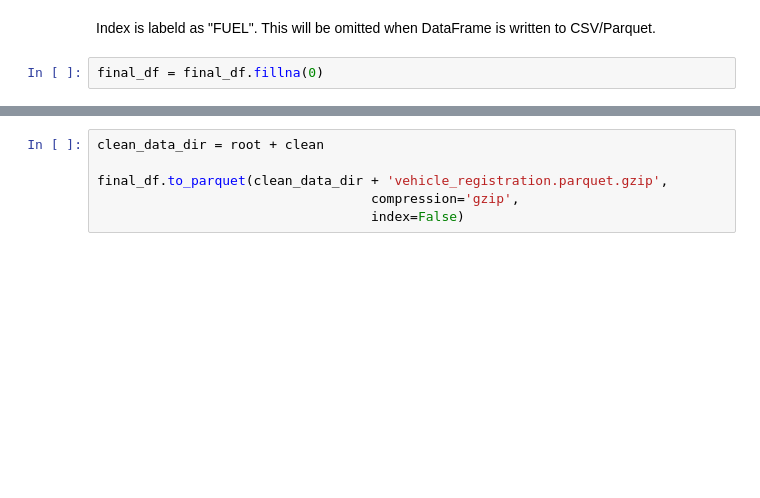
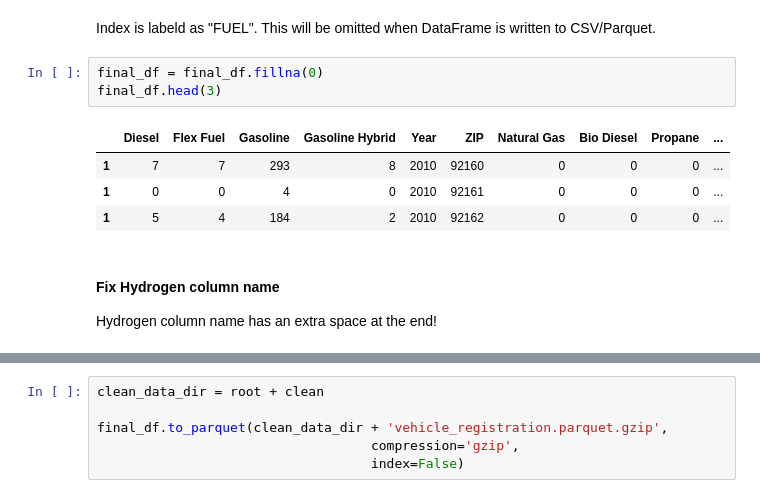
Before and after one commit to CFRichardson/SDGE-Energy-Forecasting, a Jupyter notebook: Foundation/DataPrep/Vehicle_DataPrep.ipynb, the cells around one changed output, grey strips where cells are left out. Saved outputs shown, nothing was run; the diff lists cells and outputs as text; blank space fills up the shorter version.

```diff
--- a/Foundation/DataPrep/Vehicle_DataPrep.ipynb
+++ b/Foundation/DataPrep/Vehicle_DataPrep.ipynb
@@ -91,3 +116,12 @@ Processesing 2015
 Index is labeld as "FUEL".  This will be omitted when DataFrame is written to CSV/Parquet.
 # %%
 final_df = final_df.fillna(0)
+final_df.head(3)
+# %% [output]
+|  | Diesel | Flex Fuel | Gasoline | Gasoline Hybrid | Year | ZIP | Natural Gas | Bio Diesel | Propane | ... |
+| 1 | 7 | 7 | 293 | 8 | 2010 | 92160 | 0 | 0 | 0 | ... |
+| 1 | 0 | 0 | 4 | 0 | 2010 | 92161 | 0 | 0 | 0 | ... |
+| 1 | 5 | 4 | 184 | 2 | 2010 | 92162 | 0 | 0 | 0 | ... |
+# %% [markdown]
+#### Fix Hydrogen column name
+Hydrogen column name has an extra space at the end!
```
Also changed, not shown: parts of 26 cells of this notebook, 8 other files.
